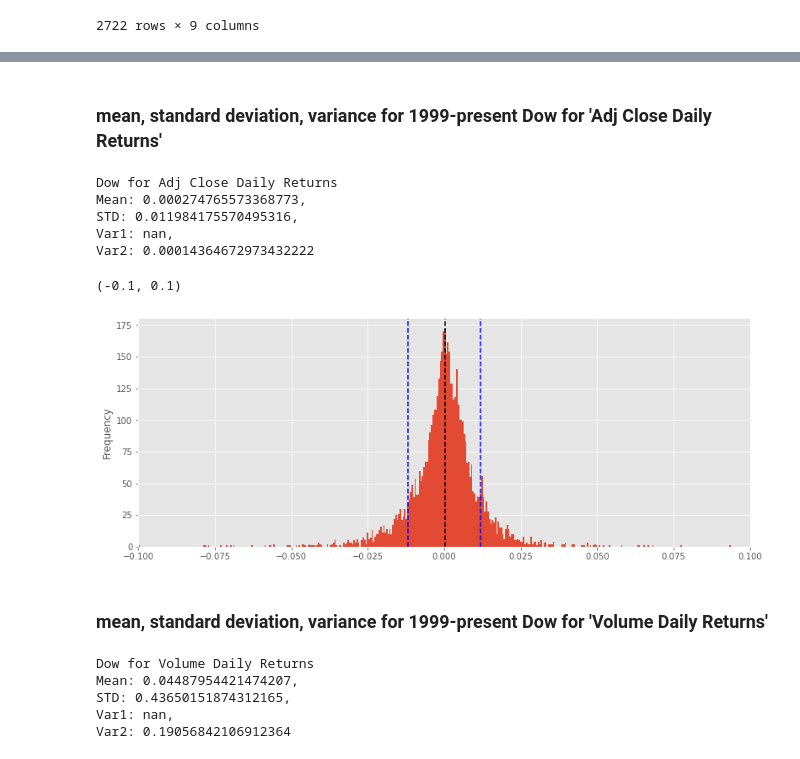
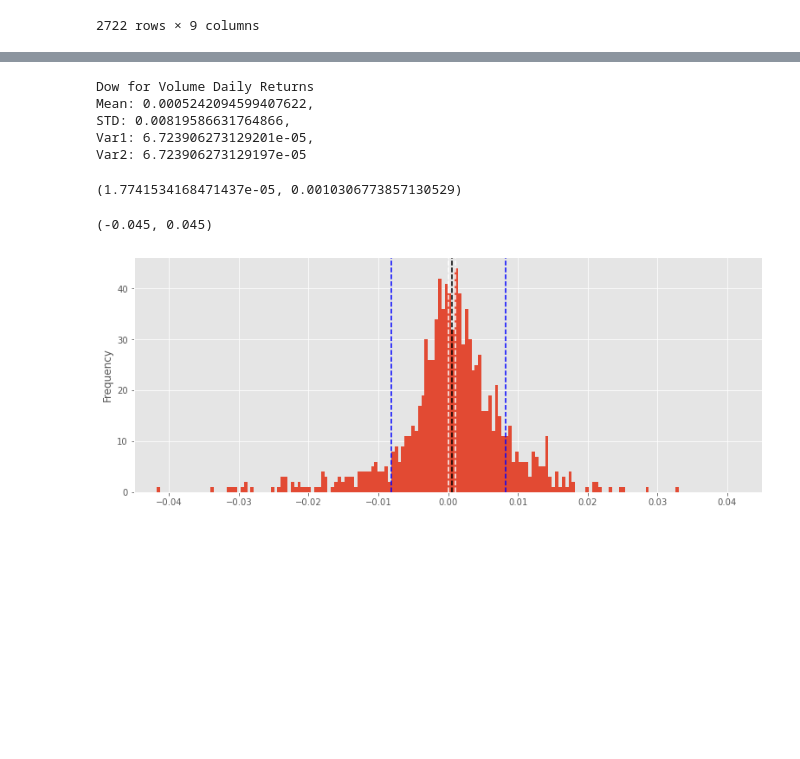
Before and after one commit to yamasjose11/index-elections, a Jupyter notebook: index-funds-elections.ipynb, the cells around one changed output, grey strips where cells are left out. Cells and saved outputs as stored; diff of their text form; code cells hidden in the pictures; blank space fills up the shorter version.

```diff
--- a/index-funds-elections.ipynb
+++ b/index-funds-elections.ipynb
@@ -331,0 +364,3 @@ x
+# %%
+y = dow_filtered1999.loc[dow_filtered1999['Date']>=test3].copy()
+y
@@ -331,0 +381,3 @@ x
+# %%
+y = y.loc[y['Date']<=test4]
+y
@@ -409,43 +503,37 @@ lower1, upper1 = (mean_dow1 + difference_means_distribution.ppf(0.95),
-# %% [markdown]
-### mean, standard deviation, variance for 1999-present Dow for 'Adj Close Daily Returns'
 # %%
-mean_dow1 = np.mean(dow_filtered1999['Adj Close Daily Returns'])
-std_dow1 = np.std(dow_filtered1999['Adj Close Daily Returns'])
+mean_dowy = np.mean(y['Adj Close Daily Returns'])
+std_dowy = np.std(y['Adj Close Daily Returns'])
 
-var_dow1 = statistics.variance(dow_filtered1999['Adj Close Daily Returns'])
-var2_dow1 = dow_filtered1999['Adj Close Daily Returns'].var()
-print('Dow for ''Adj Close Daily Returns''')
-print(f"Mean: {mean_dow1}, \nSTD: {std_dow1}, \nVar1: {var_dow1}, \nVar2: {var2_dow1}")
+var_dowy = statistics.variance(y['Adj Close Daily Returns'])
+var2_dowy = y['Adj Close Daily Returns'].var()
+print('Dow for ''Volume Daily Returns''')
+print(f"Mean: {mean_dowy}, \nSTD: {std_dowy}, \nVar1: {var_dowy}, \nVar2: {var2_dowy}")
 # %% [output]
-Dow for Adj Close Daily Returns
-Mean: 0.000274765573368773,
-STD: 0.011984175570495316,
-Var1: nan,
-Var2: 0.00014364672973432222
+Dow for Volume Daily Returns
+Mean: 0.0005242094599407622,
+STD: 0.00819586631764866,
+Var1: 6.723906273129201e-05,
+Var2: 6.723906273129197e-05
+# %%
+# z_value = 1.645 # 90% confidence
+z_value = 1.96 # 95% confidence
+# z_value = 2.58 # 99% confidence
+
+# lower and upper bounds
+lower, upper = (mean_dowy-((z_value*(std_dowy))/np.sqrt(len(y['Adj Close Daily Returns']))),
+                (mean_dowy+(z_value*(std_dowy))/np.sqrt(len(y['Adj Close Daily Returns']))))
+lower, upper
+# %% [output]
+(1.7741534168471437e-05, 0.0010306773857130529)
 # %%
-dow_filtered1999['Adj Close Daily Returns'].plot.hist(bins=500, figsize=(13, 5))
-plt.axvline(x=mean_dow1, color='black', linestyle='dashed')
-plt.axvline(x=std_dow1, color='blue', linestyle='dashed')
-plt.axvline(x=-std_dow1, color='blue', linestyle='dashed')
+y['Adj Close Daily Returns'].plot.hist(bins=200, figsize=(13, 5))
+plt.axvline(x=mean_dowy, color='black', linestyle='dashed')
+plt.axvline(x=std_dowy, color='blue', linestyle='dashed')
+plt.axvline(x=-std_dowy, color='blue', linestyle='dashed')
+plt.axvline(x=lower, color='white', linestyle='dashed')
+plt.axvline(x=upper, color='white', linestyle='dashed')
 
-plt.xlim(-0.1, 0.1)
+plt.xlim(-0.045, 0.045)
 # %% [output]
-(-0.1, 0.1)
+(-0.045, 0.045)
-[figure, old version]
+[figure, new version]
-# %% [markdown]
-### mean, standard deviation, variance for 1999-present Dow for 'Volume Daily Returns'
-# %%
-# mean, standard deviation, variance for 1999-present Dow for 'Volume Daily Returns'
-mean_dow2 = np.mean(dow_filtered1999['Volume Daily Returns'])
-std_dow2 = np.std(dow_filtered1999['Volume Daily Returns'])
-
-var_dow2 = statistics.variance(dow_filtered1999['Volume Daily Returns'])
-var2_dow2 = dow_filtered1999['Volume Daily Returns'].var()
-print('Dow for ''Volume Daily Returns''')
-print(f"Mean: {mean_dow2}, \nSTD: {std_dow2}, \nVar1: {var_dow2}, \nVar2: {var2_dow2}")
-# %% [output]
-Dow for Volume Daily Returns
-Mean: 0.04487954421474207,
-STD: 0.43650151874312165,
-Var1: nan,
-Var2: 0.19056842106912364
```
Also changed, not shown: parts of 44 cells of this notebook.
